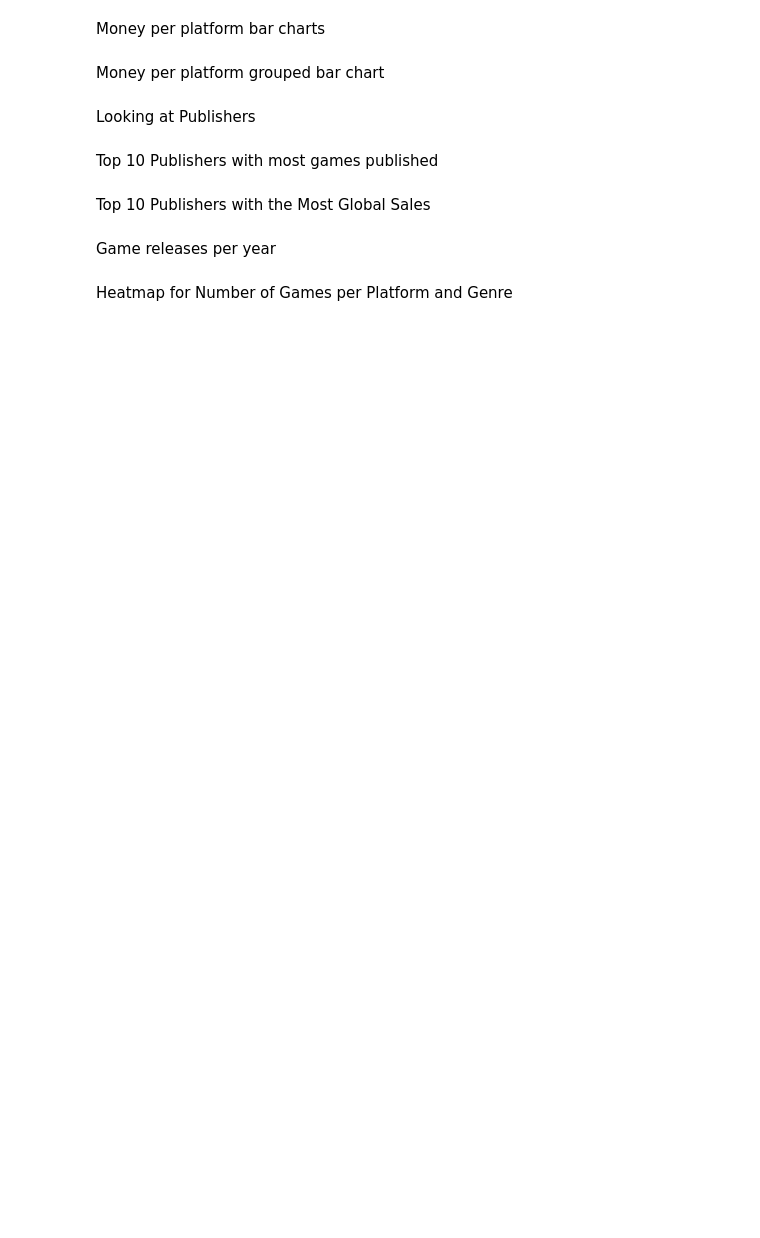
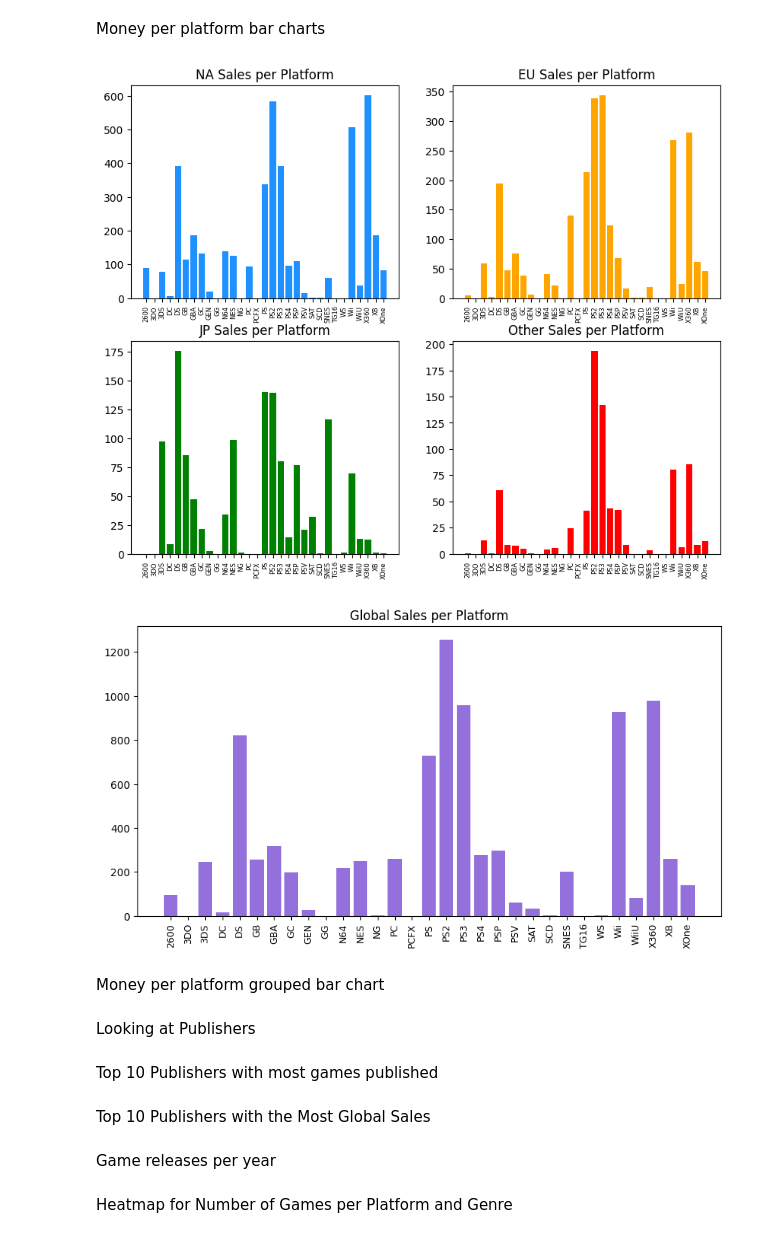
Before and after one commit to bdatye/VideoGameSalesTrends, a Jupyter notebook: VideoGamesSalesTrends.ipynb, the cells around one changed output. Drawn from its saved outputs; the diff is of its cells as text; code cells hidden in the pictures; blank space fills up the shorter version.

```diff
--- a/VideoGamesSalesTrends.ipynb
+++ b/VideoGamesSalesTrends.ipynb
@@ -164,27 +167,32 @@ Money per platform bar charts
 # %%
 df = videoGameData_df.groupby('Platform').sum().reset_index()
 #display(df.head(10))
 
-fig, ax = plt.subplots(2, 2,figsize=(16, 12))
+fig, ax = plt.subplots(2, 2,figsize=(10, 8))
 
 #print(len(df['Platform']))
 
-ax[0,0].bar(df['Platform'], df['NA_Sales'], label='NA_Sales', color='dodgerblue',)
+ax[0,0].bar(df['Platform'], df['NA_Sales'], label='NA_Sales', color='dodgerblue')
 ax[0,0].set_title('NA Sales per Platform')
 ax[0,1].bar(df['Platform'], df['EU_Sales'], label='EU_Sales', color='orange')
 ax[0,1].set_title('EU Sales per Platform')
 ax[1,0].bar(df['Platform'], df['JP_Sales'], label='JP_Sales', color='green')
 ax[1,0].set_title('JP Sales per Platform')
 ax[1,1].bar(df['Platform'], df['Other_Sales'], label='Other_Sales', color='red')
 ax[1,1].set_title('Other Sales per Platform')
 
 for axs in ax.flatten():
     #axs.tick_params(axis='x', labelsize=8)
-    axs.tick_params(axis='x', rotation= 90)
+    axs.tick_params(axis='x', rotation= 90, labelsize=6)
 
-fig, ax = plt.subplots(figsize=(16, 5))
+fig, ax = plt.subplots(figsize=(10, 5))
 ax.bar(df['Platform'], df['Global_Sales'], label='Global_Sales', color='mediumpurple')
-ax.set_title('Global Sales per Platform')
+ax.tick_params(axis='x', rotation= 90, labelsize=9)
+
+ax.set_title('Global Sales per Platform');
+# %% [output]
+[figure, added]
+[figure, added]
 # %% [markdown]
 Money per platform grouped bar chart
 # %%
```
Also changed, not shown: parts of 2 cells of this notebook.
